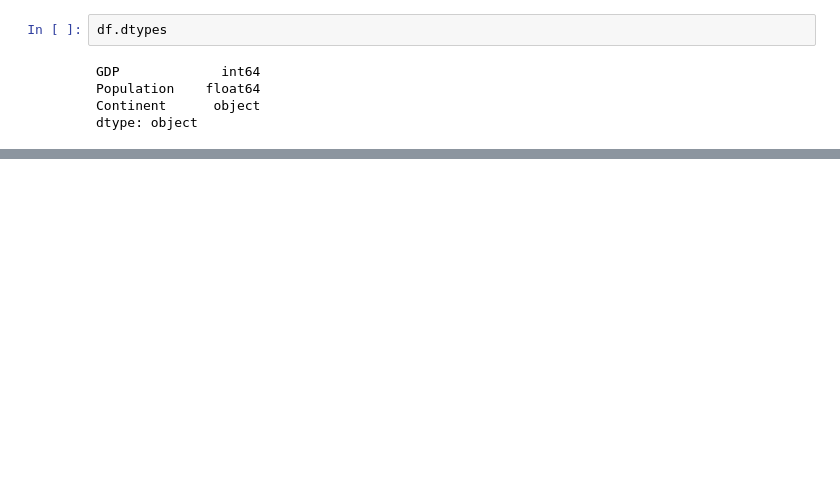
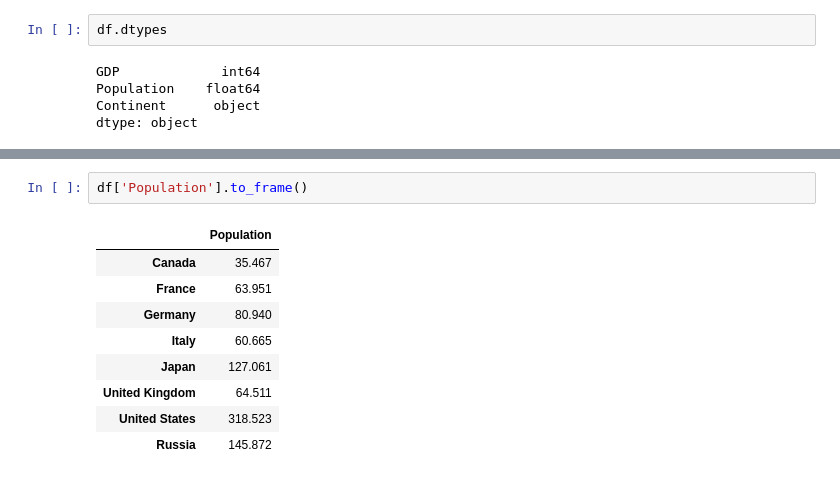
Before and after one commit to imekss/phyton_analytics_demo, a Jupyter notebook: pandas_dataframe.ipynb, the cells around one changed output, grey strips where cells are left out. Saved outputs shown, nothing was run; the diff lists cells and outputs as text; blank space fills up the shorter version.

```diff
--- a/pandas_dataframe.ipynb
+++ b/pandas_dataframe.ipynb
@@ -88,0 +118,12 @@ dtype: object
+# %%
+df['Population'].to_frame()
+# %% [output]
+|  | Population |
+| Canada | 35.467 |
+| France | 63.951 |
+| Germany | 80.940 |
+| Italy | 60.665 |
+| Japan | 127.061 |
+| United Kingdom | 64.511 |
+| United States | 318.523 |
+| Russia | 145.872 |
```
Also changed, not shown: parts of 11 cells of this notebook.
